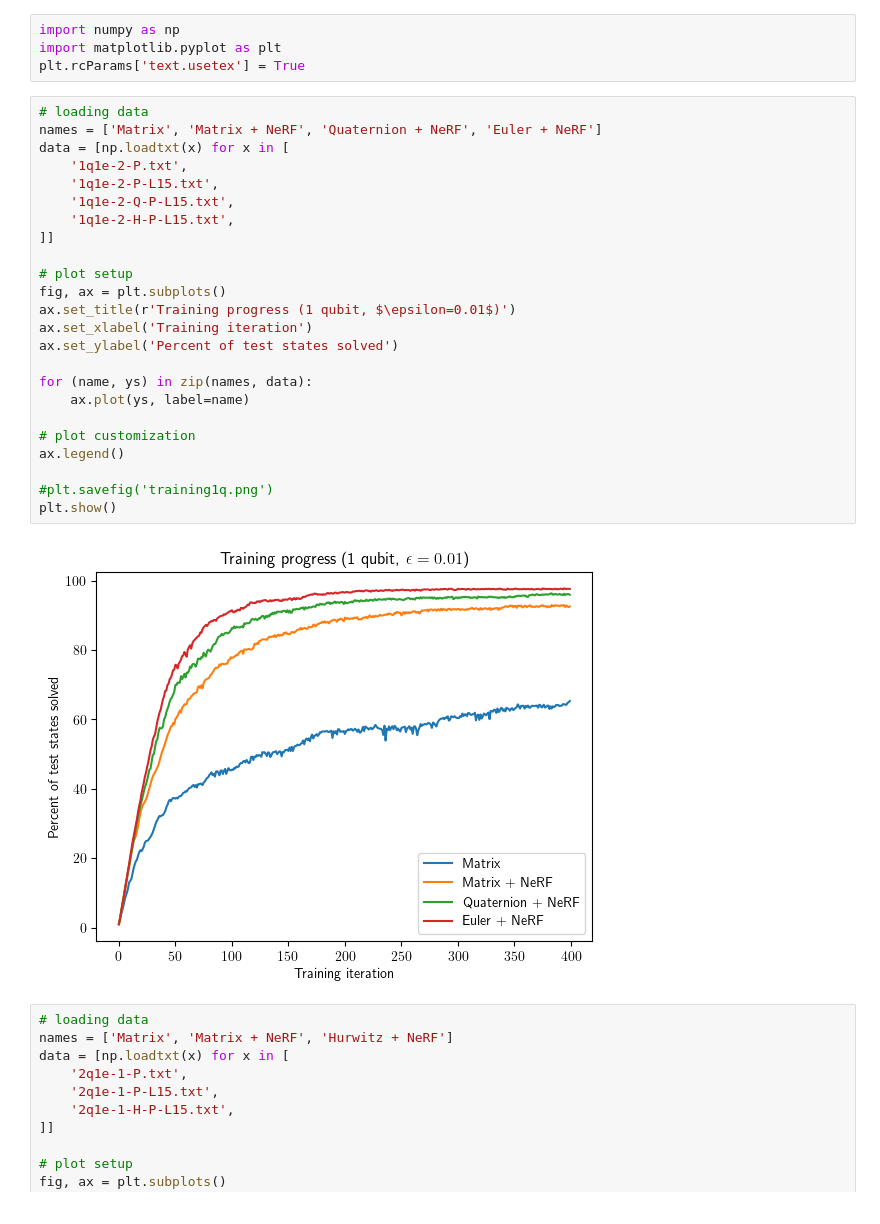
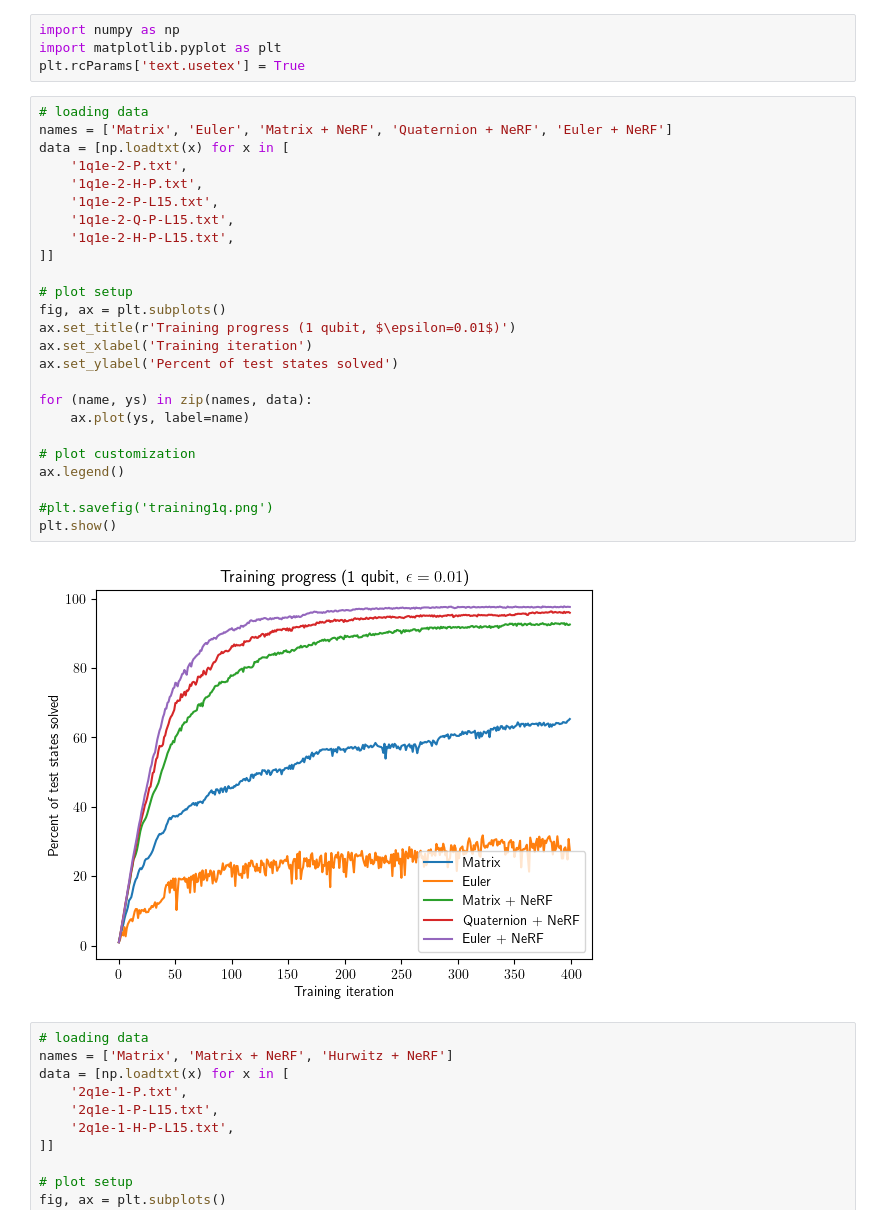
Before and after one commit to ian-turner/DeepQubit, a Jupyter notebook: data/training/training-graphics.ipynb, the cells around one changed output. Cells and saved outputs as stored; diff of their text form.

```diff
--- a/data/training/training-graphics.ipynb
+++ b/data/training/training-graphics.ipynb
@@ -4,30 +4,31 @@ import matplotlib.pyplot as plt
 plt.rcParams['text.usetex'] = True
 # %%
 # loading data
-names = ['Matrix', 'Matrix + NeRF', 'Quaternion + NeRF', 'Euler + NeRF']
+names = ['Matrix', 'Euler', 'Matrix + NeRF', 'Quaternion + NeRF', 'Euler + NeRF']
 data = [np.loadtxt(x) for x in [
     '1q1e-2-P.txt',
+    '1q1e-2-H-P.txt',
     '1q1e-2-P-L15.txt',
     '1q1e-2-Q-P-L15.txt',
     '1q1e-2-H-P-L15.txt',
 ]]
 
 # plot setup
 fig, ax = plt.subplots()
 ax.set_title(r'Training progress (1 qubit, $\epsilon=0.01$)')
 ax.set_xlabel('Training iteration')
 ax.set_ylabel('Percent of test states solved')
 
 for (name, ys) in zip(names, data):
     ax.plot(ys, label=name)
 
 # plot customization
 ax.legend()
 
 #plt.savefig('training1q.png')
 plt.show()
 # %% [output]
-[figure, old version]
+[figure, new version]
 # %%
 # loading data
 names = ['Matrix', 'Matrix + NeRF', 'Hurwitz + NeRF']
```
Also changed, not shown: 3 other files.
